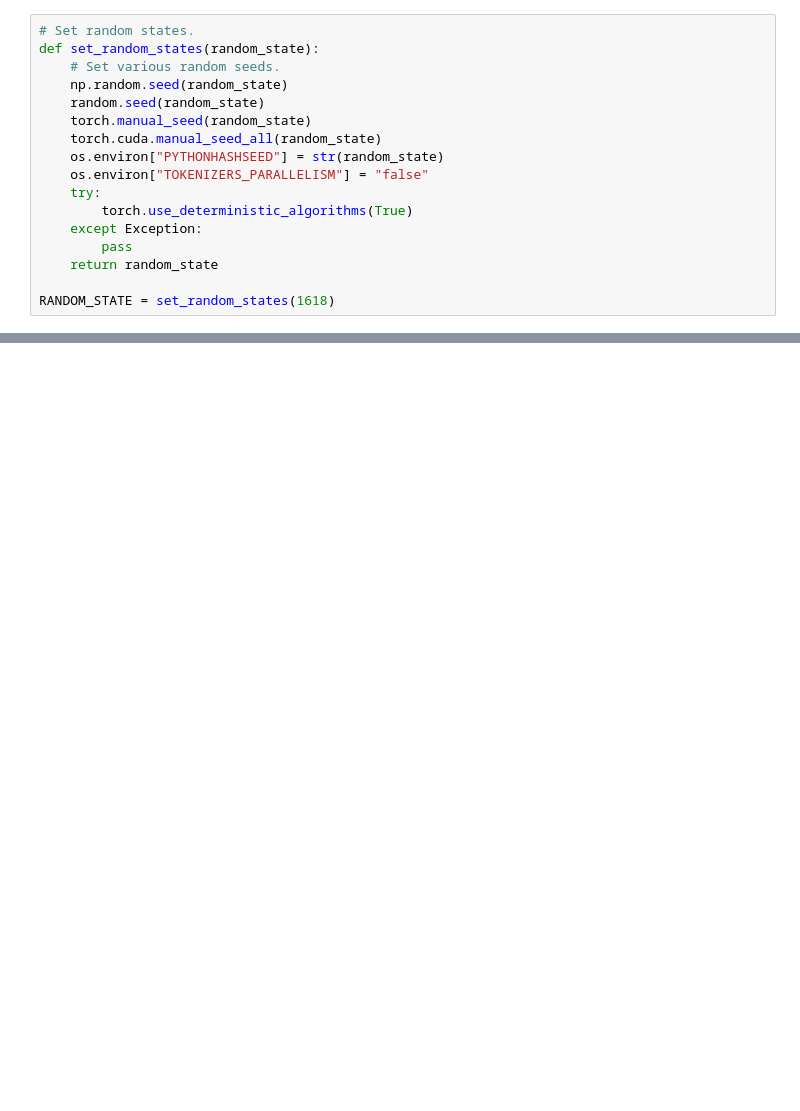
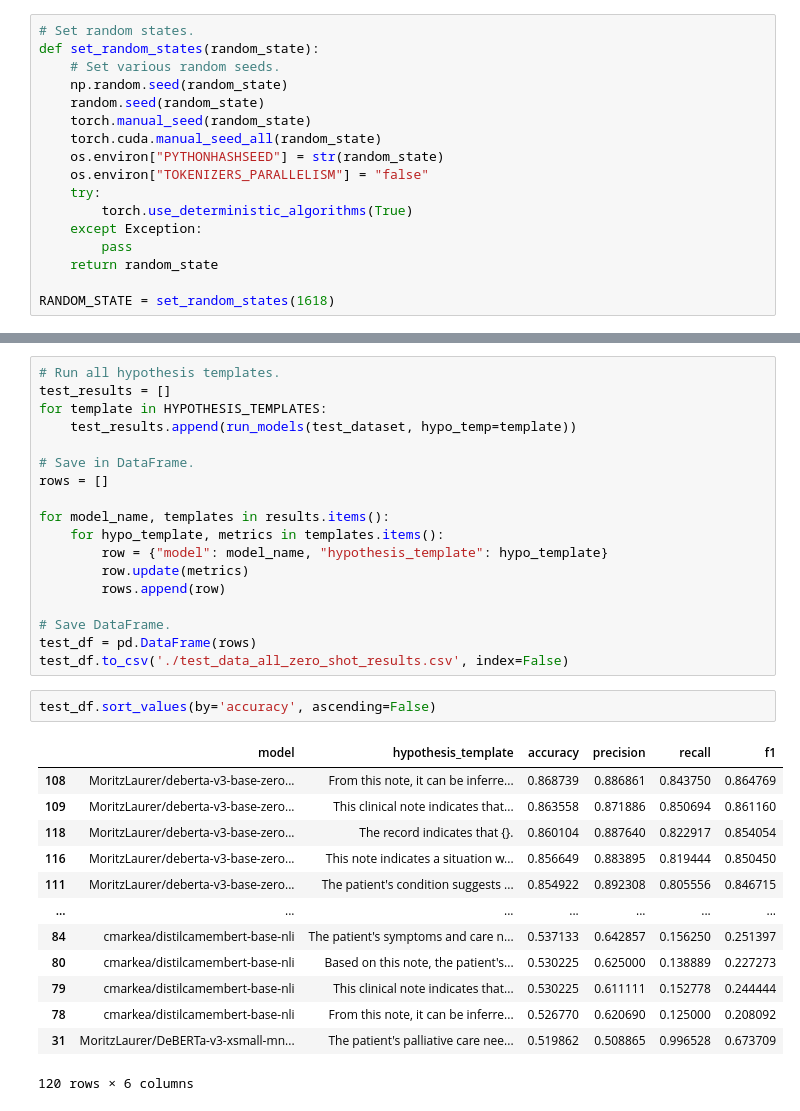
Before and after one commit to isabel-ronan/zeroShotSimilarity, a Jupyter notebook: classifiers/zeroShot/zeroShotTest.ipynb, the cells around one changed output, grey strips where cells are left out. Cells and saved outputs as stored; diff of their text form; blank space fills up the shorter version.

Commit message:
run-zero-shot-test-data

```diff
--- a/classifiers/zeroShot/zeroShotTest.ipynb
+++ b/classifiers/zeroShot/zeroShotTest.ipynb
@@ -66,0 +227,34 @@ check_distribution(dataset, "All Data")
+# %%
+# Run all hypothesis templates.
+test_results = []
+for template in HYPOTHESIS_TEMPLATES:
+    test_results.append(run_models(test_dataset, hypo_temp=template))
+
+# Save in DataFrame.
+rows = []
+
+for model_name, templates in results.items():
+    for hypo_template, metrics in templates.items():
+        row = {"model": model_name, "hypothesis_template": hypo_template}
+        row.update(metrics)
+        rows.append(row)
+
+# Save DataFrame.
+test_df = pd.DataFrame(rows)
+test_df.to_csv('./test_data_all_zero_shot_results.csv', index=False)
+# %%
+test_df.sort_values(by='accuracy', ascending=False)
+# %% [output]
+|  | model | hypothesis_template | accuracy | precision | recall | f1 |
+| 108 | MoritzLaurer/deberta-v3-base-zero... | From this note, it can be inferre... | 0.868739 | 0.886861 | 0.843750 | 0.864769 |
+| 109 | MoritzLaurer/deberta-v3-base-zero... | This clinical note indicates that... | 0.863558 | 0.871886 | 0.850694 | 0.861160 |
+| 118 | MoritzLaurer/deberta-v3-base-zero... | The record indicates that {}. | 0.860104 | 0.887640 | 0.822917 | 0.854054 |
+| 116 | MoritzLaurer/deberta-v3-base-zero... | This note indicates a situation w... | 0.856649 | 0.883895 | 0.819444 | 0.850450 |
+| 111 | MoritzLaurer/deberta-v3-base-zero... | The patient's condition suggests ... | 0.854922 | 0.892308 | 0.805556 | 0.846715 |
+| ... | ... | ... | ... | ... | ... | ... |
+| 84 | cmarkea/distilcamembert-base-nli | The patient's symptoms and care n... | 0.537133 | 0.642857 | 0.156250 | 0.251397 |
+| 80 | cmarkea/distilcamembert-base-nli | Based on this note, the patient's... | 0.530225 | 0.625000 | 0.138889 | 0.227273 |
+| 79 | cmarkea/distilcamembert-base-nli | This clinical note indicates that... | 0.530225 | 0.611111 | 0.152778 | 0.244444 |
+| 78 | cmarkea/distilcamembert-base-nli | From this note, it can be inferre... | 0.526770 | 0.620690 | 0.125000 | 0.208092 |
+| 31 | MoritzLaurer/DeBERTa-v3-xsmall-mn... | The patient's palliative care nee... | 0.519862 | 0.508865 | 0.996528 | 0.673709 |
+120 rows × 6 columns
```
Also changed, not shown: parts of 11 cells of this notebook, 5 other files.
